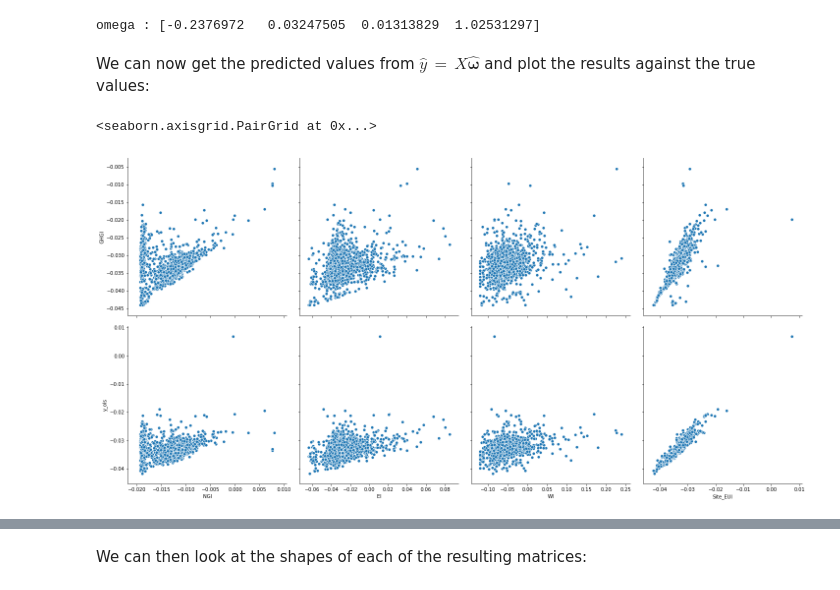
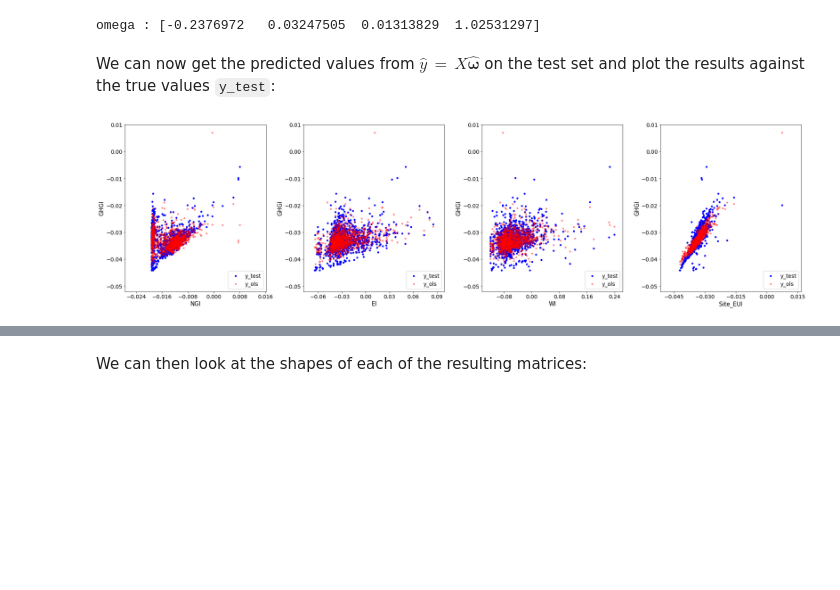
Before and after one commit to mdh266/CompLinearAlgebraML, a Jupyter notebook: Blogpost.ipynb, the cells around one changed output, grey strips where cells are left out. Cells and saved outputs as stored; diff of their text form; code cells hidden in the pictures; blank space fills up the shorter version.

Commit message:
fixing stuff + plotting

```diff
--- a/Blogpost.ipynb
+++ b/Blogpost.ipynb
@@ -418,10 +413,10 @@ We will now be using many SciPy function calls. SciPy is a sister Python library
 
 Let's now perform the Cholesky Decomposition using [SciPy](https://docs.scipy.org/doc/scipy-0.15.1/reference/generated/scipy.linalg.cholesky.html):
 # %%
-import scipy as sp
+from scipy import linalg
 
 # Perform the Cholesky Factorization
-L = sp.linalg.cholesky(S, lower=True)
+L = linalg.cholesky(S, lower=True)
 # %%
 L
 # %% [output]
@@ -442,24 +437,19 @@ array([[ 0.74547278,  1.35358196,  2.7794211 ,  1.72619886],
 Then use the matrix $L$ to solve the normal equations using SciPy's [solve_triangular](https://github.com/scipy/scipy/blob/v1.3.3/scipy/linalg/basic.py#L261) (which solves a lower/upper linear system).  This function directly calls [LAPACK's](http://www.icl.utk.edu/~mgates3/docs/lapack.html#trtrs) implementation of forward/backward substitution:
 # %%
 # solve for the coefficents
-z     = sp.linalg.solve_triangular(L,   X_t.dot(y), lower=True)
-omega = sp.linalg.solve_triangular(L.T, z, lower=False)
+z     = linalg.solve_triangular(L,   X_t.dot(y), lower=True)
+omega = linalg.solve_triangular(L.T, z, lower=False)
 
 print(f"omega : {omega}")
 # %% [output]
 omega : [-0.2376972   0.03247505  0.01313829  1.02531297]
 # %% [markdown]
-We can now get the predicted values from $\hat{y} \, = \, X \hat{\boldsymbol \omega}$ and plot the results against the true values:
+We can now get the predicted values from $\hat{y} \, = \, X \hat{\boldsymbol \omega}$ on the test set and plot the results against the true values `y_test`:
 # %%
 # Get the in sample predicted values
 df_test["y_ols"] = X_test.dot(omega)
 
-sns.pairplot(df_test,
-             x_vars=['NGI','EI','WI','Site_EUI'],
-             y_vars=['GHGI','y_ols'],
-             kind = 'scatter',
-             height=5)
+plot_results(df_test, 'y_ols')
 # %% [output]
-<seaborn.axisgrid.PairGrid at 0x...>
-[figure, old version]
+[figure, new version]
 # %% [markdown]
```
Also changed, not shown: parts of 14 cells of this notebook, 2 other files.
